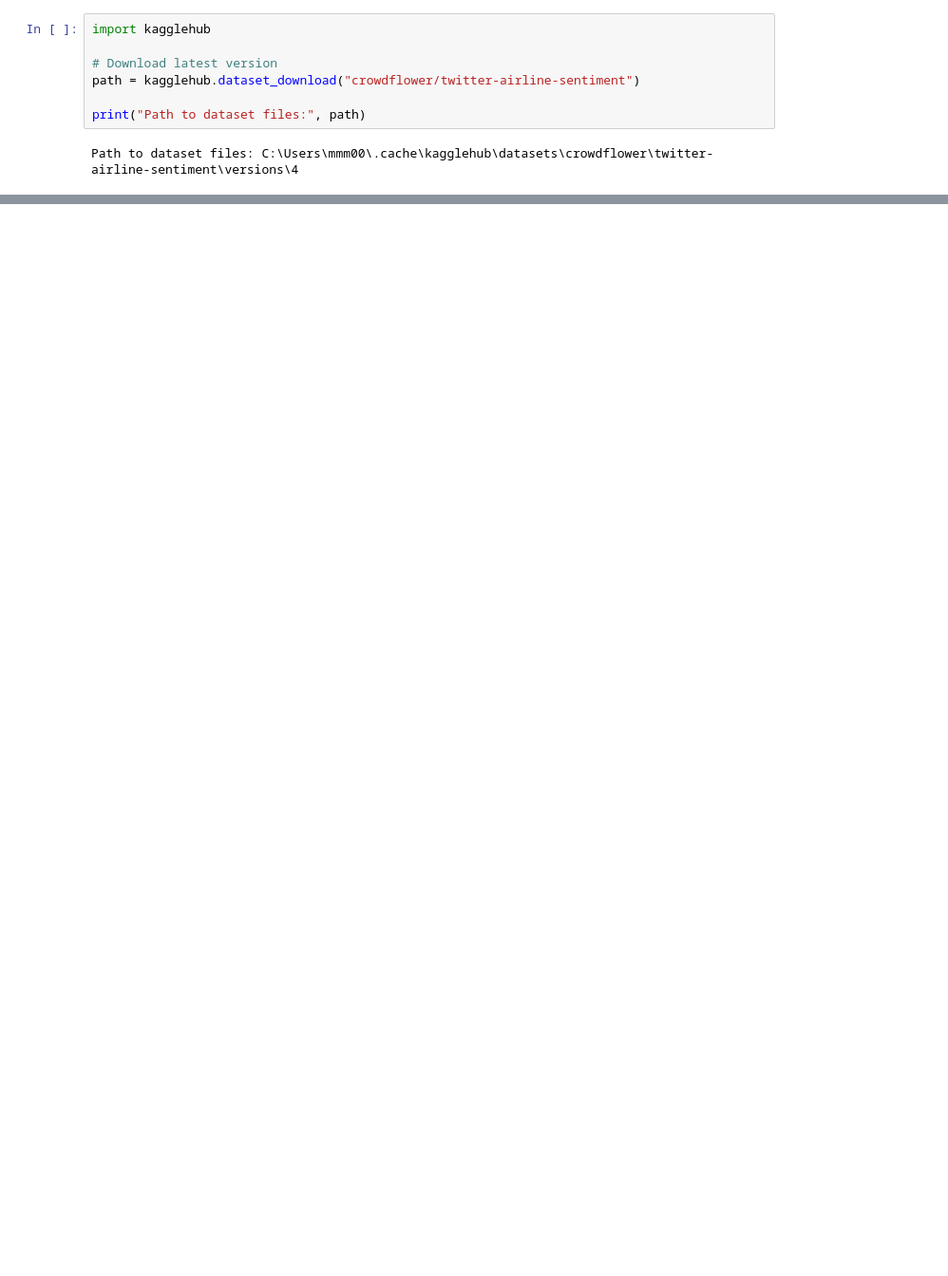
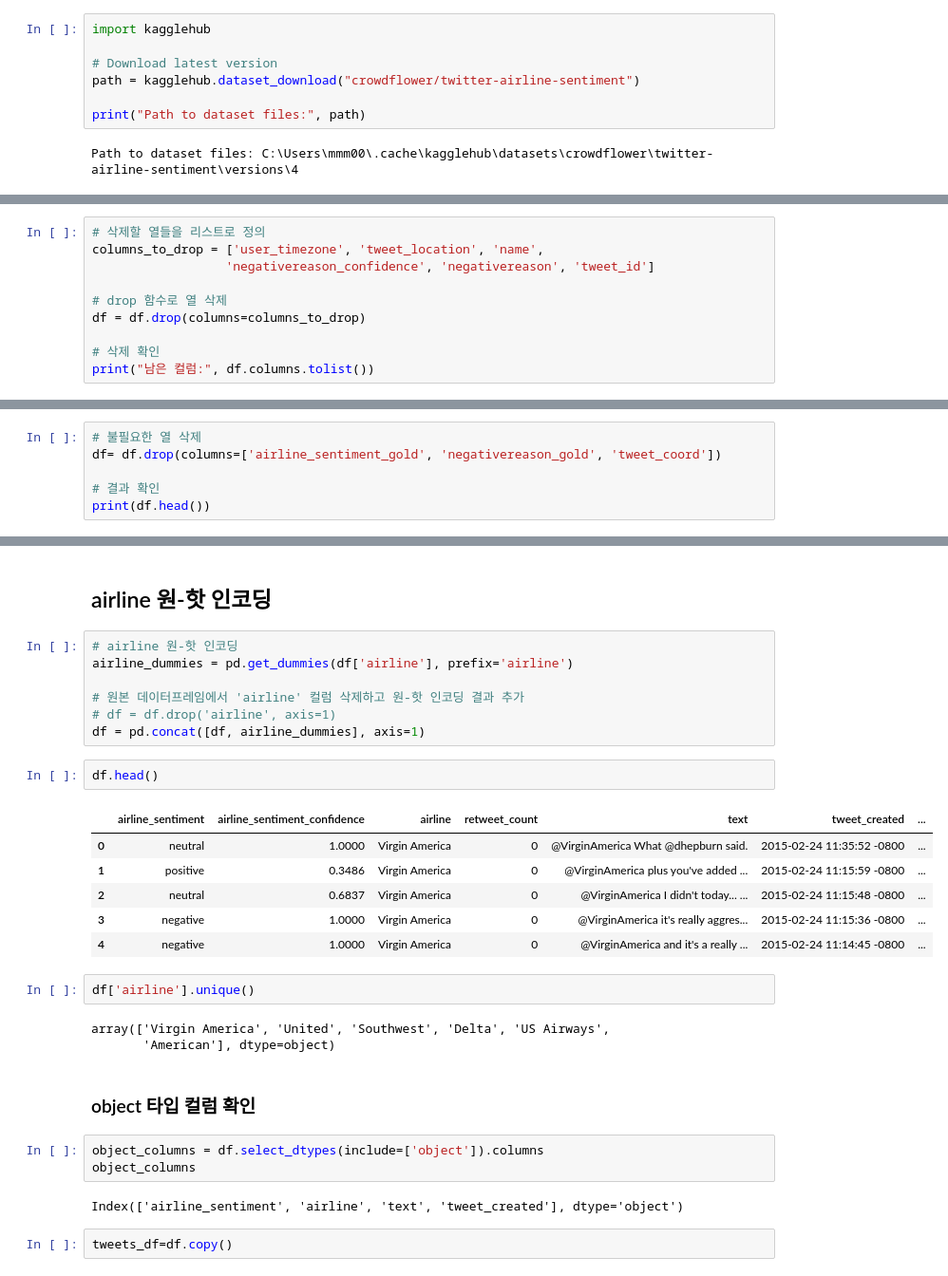
Before and after one commit to UpstageAILab5/upstageailab-ml-pjt-ml_p4, a Jupyter notebook: UsAirline.ipynb, the cells around one changed output, grey strips where cells are left out. Shown: that part at 95% size. Cells and saved outputs as stored; diff of their text form; blank space fills up the shorter version.

```diff
--- a/UsAirline.ipynb
+++ b/UsAirline.ipynb
@@ -29,0 +101,10 @@ Path to dataset files: C:\Users\mmm00\.cache\kagglehub\datasets\crowdflower\twit
+# %%
+# 삭제할 열들을 리스트로 정의
+columns_to_drop = ['user_timezone', 'tweet_location', 'name',
+                  'negativereason_confidence', 'negativereason', 'tweet_id']
+
+# drop 함수로 열 삭제
+df = df.drop(columns=columns_to_drop)
+
+# 삭제 확인
+print("남은 컬럼:", df.columns.tolist())
@@ -29,0 +115,6 @@ Path to dataset files: C:\Users\mmm00\.cache\kagglehub\datasets\crowdflower\twit
+# %%
+# 불필요한 열 삭제
+df= df.drop(columns=['airline_sentiment_gold', 'negativereason_gold', 'tweet_coord'])
+
+# 결과 확인
+print(df.head())
@@ -29,0 +142,32 @@ Path to dataset files: C:\Users\mmm00\.cache\kagglehub\datasets\crowdflower\twit
+# %% [markdown]
+## airline 원-핫 인코딩
+# %%
+# airline 원-핫 인코딩
+airline_dummies = pd.get_dummies(df['airline'], prefix='airline')
+
+# 원본 데이터프레임에서 'airline' 컬럼 삭제하고 원-핫 인코딩 결과 추가
+# df = df.drop('airline', axis=1)
+df = pd.concat([df, airline_dummies], axis=1)
+# %%
+df.head()
+# %% [output]
+|  | airline_sentiment | airline_sentiment_confidence | airline | retweet_count | text | tweet_created | ... |
+| 0 | neutral | 1.0000 | Virgin America | 0 | @VirginAmerica What @dhepburn said. | 2015-02-24 11:35:52 -0800 | ... |
+| 1 | positive | 0.3486 | Virgin America | 0 | @VirginAmerica plus you've added ... | 2015-02-24 11:15:59 -0800 | ... |
+| 2 | neutral | 0.6837 | Virgin America | 0 | @VirginAmerica I didn't today... ... | 2015-02-24 11:15:48 -0800 | ... |
+| 3 | negative | 1.0000 | Virgin America | 0 | @VirginAmerica it's really aggres... | 2015-02-24 11:15:36 -0800 | ... |
+| 4 | negative | 1.0000 | Virgin America | 0 | @VirginAmerica and it's a really ... | 2015-02-24 11:14:45 -0800 | ... |
+# %%
+df['airline'].unique()
+# %% [output]
+array(['Virgin America', 'United', 'Southwest', 'Delta', 'US Airways',
+       'American'], dtype=object)
+# %% [markdown]
+### object 타입 컬럼 확인
+# %%
+object_columns = df.select_dtypes(include=['object']).columns
+object_columns
+# %% [output]
+Index(['airline_sentiment', 'airline', 'text', 'tweet_created'], dtype='object')
+# %%
+tweets_df=df.copy()
```
Also changed, not shown: parts of 20 cells of this notebook, 7 other files.
